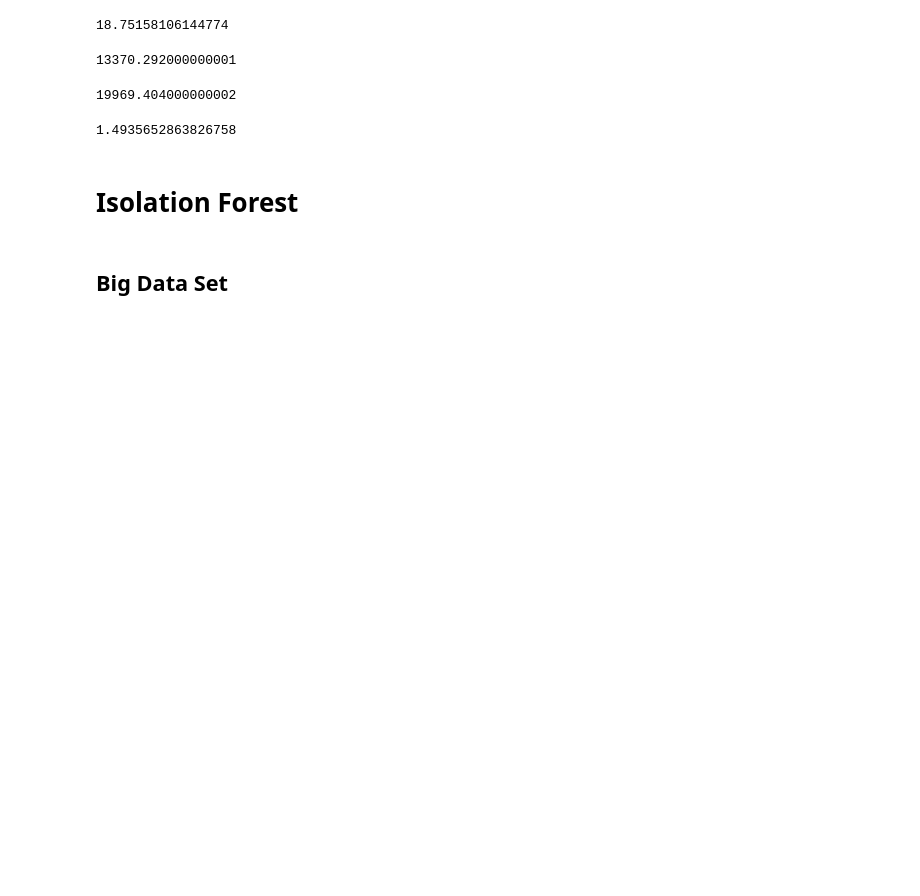
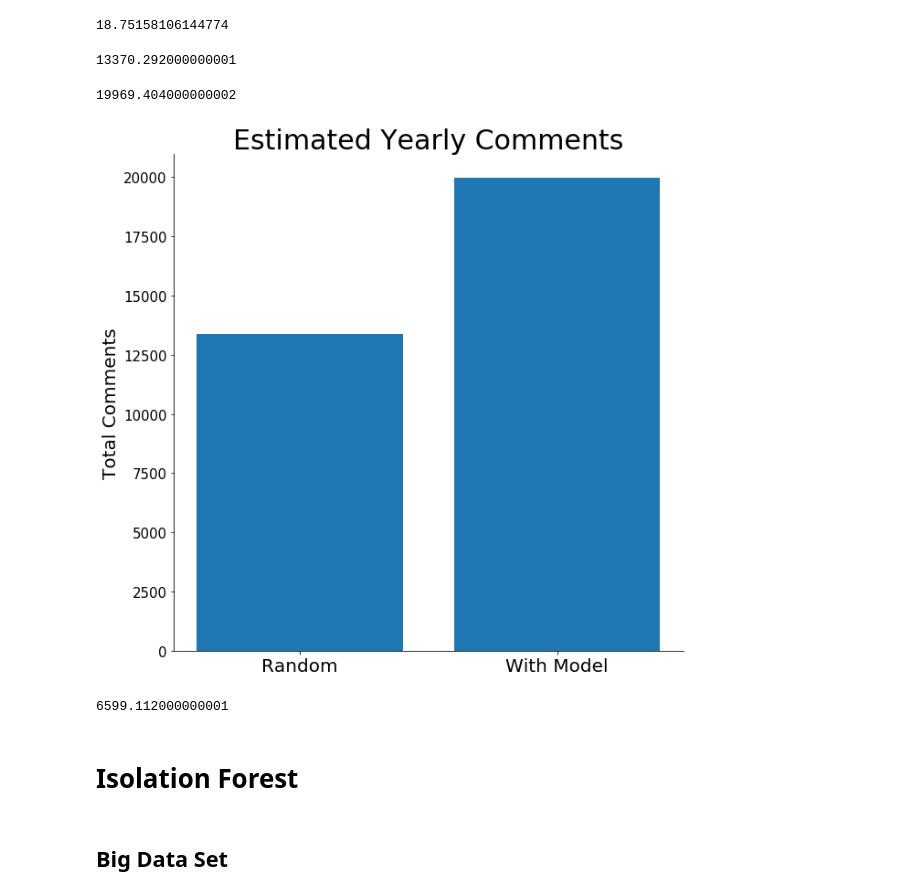
Before and after one commit to willyraedy/capstone, a Jupyter notebook: notebooks/Modeling.ipynb, the cells around one changed output. Saved outputs shown, nothing was run; the diff lists cells and outputs as text; code cells hidden in the pictures; blank space fills up the shorter version.

```diff
--- a/notebooks/Modeling.ipynb
+++ b/notebooks/Modeling.ipynb
@@ -537,10 +519,23 @@ no_model
 with_model
 # %% [output]
 19969.404000000002
+# %%
+plt.figure(figsize=(10, 10))
+barlist=plt.bar(['Random', 'With Model'], [13370, 19969])
+plt.xticks(['Random', 'With Model'])
+# barlist[1].set_color('C1')
+plt.title('Estimated Yearly Comments', fontsize=30)
+plt.ylabel('Total Comments', fontsize=20)
+plt.yticks(fontsize=15)
+plt.xticks(fontsize=20)
+plt.gca().spines['top'].set_visible(False)
+plt.gca().spines['right'].set_visible(False)
+# %% [output]
+[figure, added]
 # %%
-with_model / no_model
+with_model - no_model
 # %% [output]
-1.4935652863826758
+6599.112000000001
 # %% [markdown]
 # Isolation Forest
 # %% [markdown]
```
Also changed, not shown: parts of 10 cells of this notebook, 13 other files.
